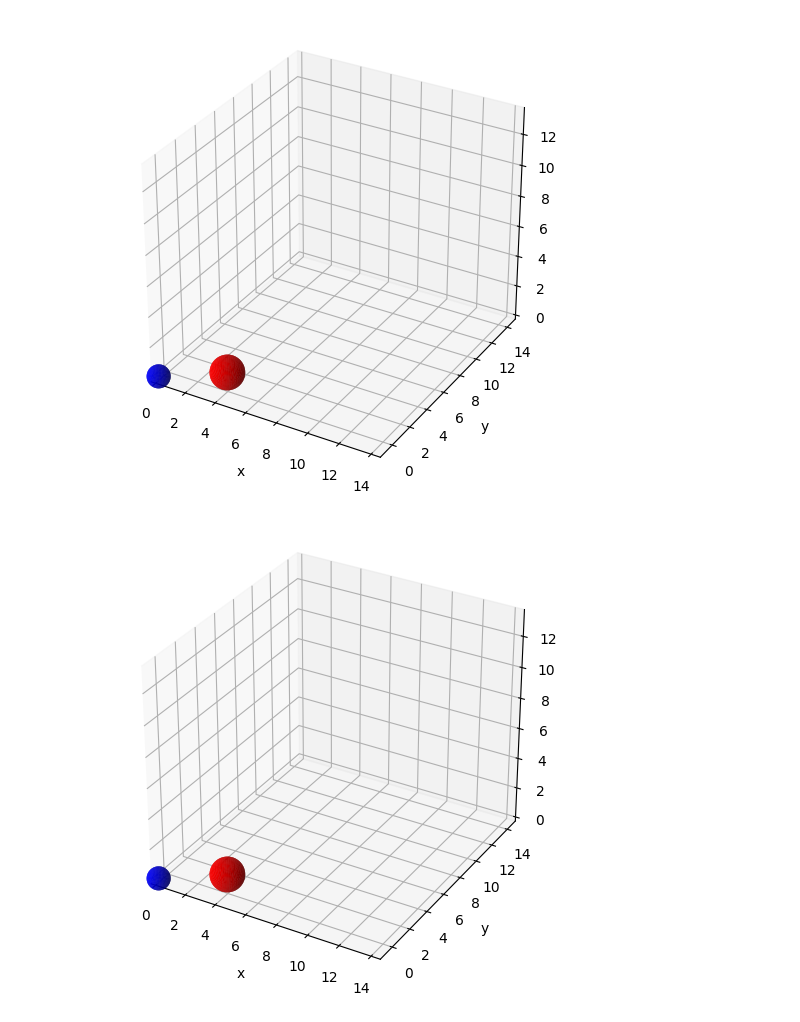
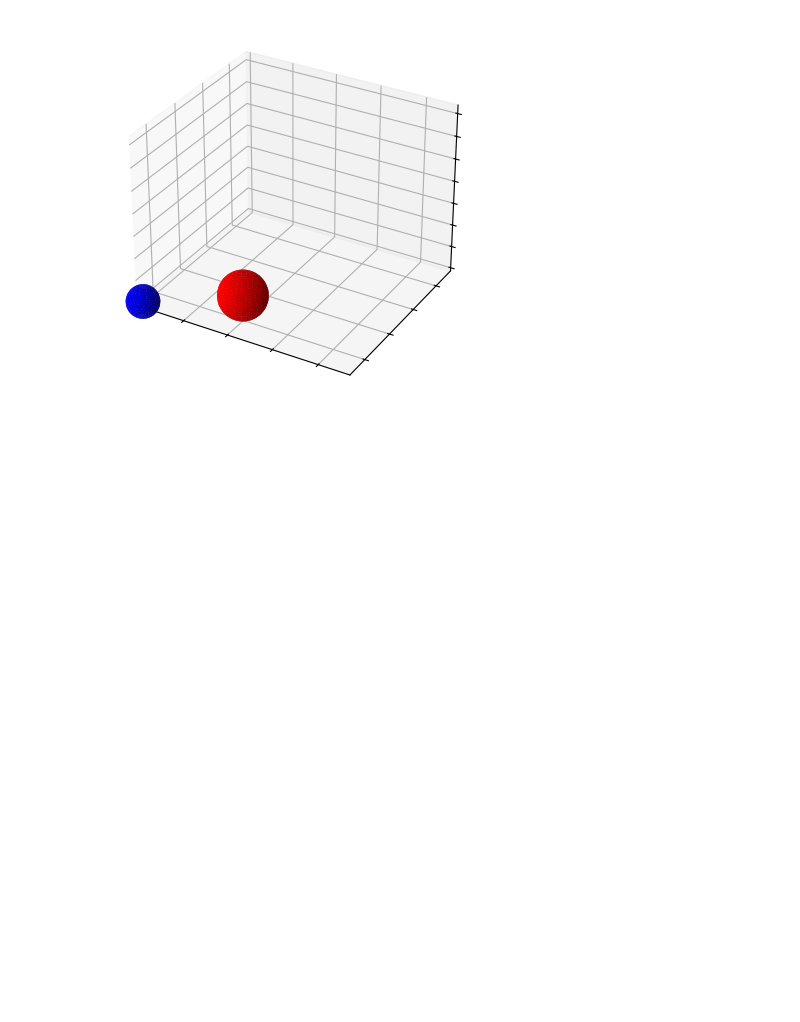
Before and after one commit to kinimodsi/Projects, a Jupyter notebook: GravitySim/GravitySim-3D/GravitySim_3d_sim.ipynb, the cells around one changed output. Saved outputs shown, nothing was run; the diff lists cells and outputs as text; code cells hidden in the pictures; blank space fills up the shorter version.

```diff
--- a/GravitySim/GravitySim-3D/GravitySim_3d_sim.ipynb
+++ b/GravitySim/GravitySim-3D/GravitySim_3d_sim.ipynb
@@ -7,17 +7,17 @@ from mpl_toolkits.mplot3d import Axes3D
 from matplotlib import animation
 
 #parameters for simulation
-duration = 30
+duration = 15
 #set quality from 2 to 100 (1 for low quali and short):
-quality=10
+quality=100
 
 if quality<2:
-    fps = 10
-    duration = 10
+    fps = 5
+    duration = 5
     sphere_verts = 3
 else:
-    fps = int(np.ceil(((quality+10)/110)*40))
-    sphere_verts = int(np.ceil(((quality+4)/104)*50))
+    fps = int(np.ceil(((quality+10)/110)*30))
+    sphere_verts = int(np.ceil(((quality+4)/104)*30))
 
 print(fps)
 print(sphere_verts)
@@ -170,10 +170,14 @@ def def_axis():
     ax.set_xlim(x_lims)
     ax.set_ylim(y_lims)
     ax.set_zlim(z_lims)
-    ax.set_xlabel('x')
-    ax.set_ylabel('y')
-    ax.set_zlabel('z')
+    # ax.set_xlabel('x')
+    # ax.set_ylabel('y')
+    # ax.set_zlabel('z')
     ax.set_box_aspect([x_length,y_length,z_length])
+    ax.set_xticklabels([])
+    ax.set_yticklabels([])
+    ax.set_zticklabels([])
+    ax.grid(True)
 def_axis()
 
 s_1= (m_1/max([m_1,m_2]))**(1/3)*1
@@ -204,34 +208,38 @@ fig = plt.figure()
 ax = fig.add_subplot(111, projection='3d',aspect='equal')
 def_axis()
 
 def check_coll(x_1,x_2,y_1,y_2,z_1,z_2):
     if np.sqrt((x_2-x_1)**2+(y_2-y_1)**2+(z_2-z_1)**2) < s_1+s_2:
         return True
     else:
         return False
 
 def animate(i):
     ax.clear()
     def_axis()
     px_1 = x_1[i]
     px_2 = x_2[i]
     py_1 = y_1[i]
     py_2 = y_2[i]
     pz_1 = z_1[i]
     pz_2 = z_2[i]
     ax.plot(x_1[:i+1], y_1[:i+1], z_1[:i+1], color='b',alpha=0.5)
     ax.plot(x_2[:i+1], y_2[:i+1], z_2[:i+1], color='r',alpha=0.5)
     if check_coll(x_1[i],x_2[i],y_1[i],y_2[i],z_1[i],z_2[i]):
         ax.text(0, 0, 0, "Collision", color='black', fontsize=20)
 
     sphere1 = ax.plot_surface(x_sphere1 + px_1, y_sphere1 + py_1, z_sphere1 + pz_1, color='b')
     sphere2 = ax.plot_surface(x_sphere2 + px_2, y_sphere2 + py_2, z_sphere2 + pz_2, color='r')
 
+    #rotate view by "degrees" per total leght
+    degrees=180
+    angle=(i/len(t))*degrees
+    ax.view_init(30, angle-60)
+
 plt.tight_layout()
 ani = animation.FuncAnimation(fig, animate, frames=len(t))
 ani.save('gravity_sim_3d.gif', writer='pillow', fps=fps)
 # %% [output]
-[figure, old version]
+[figure, new version]
-[figure, removed]
 # %%
 #test comment
```
Also changed, not shown: parts of 1 cell of this notebook, 3 other files.
